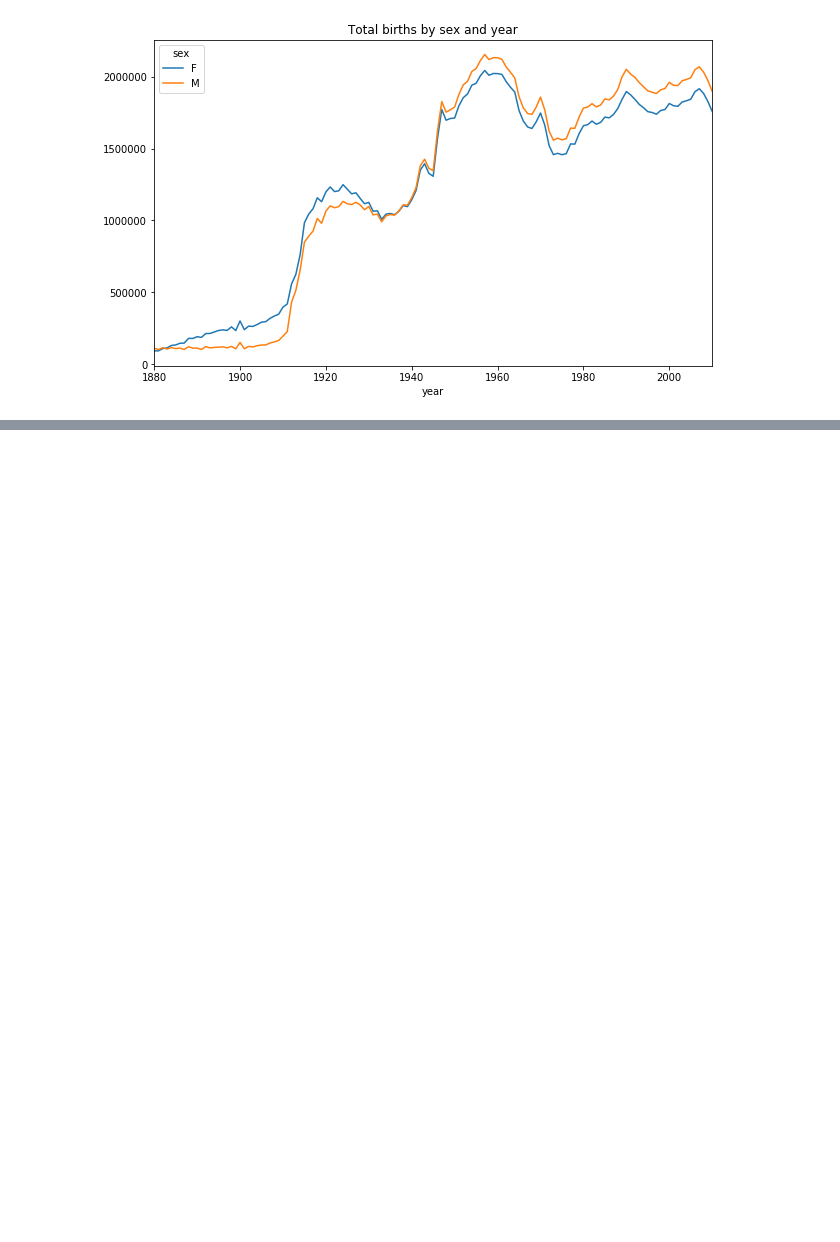
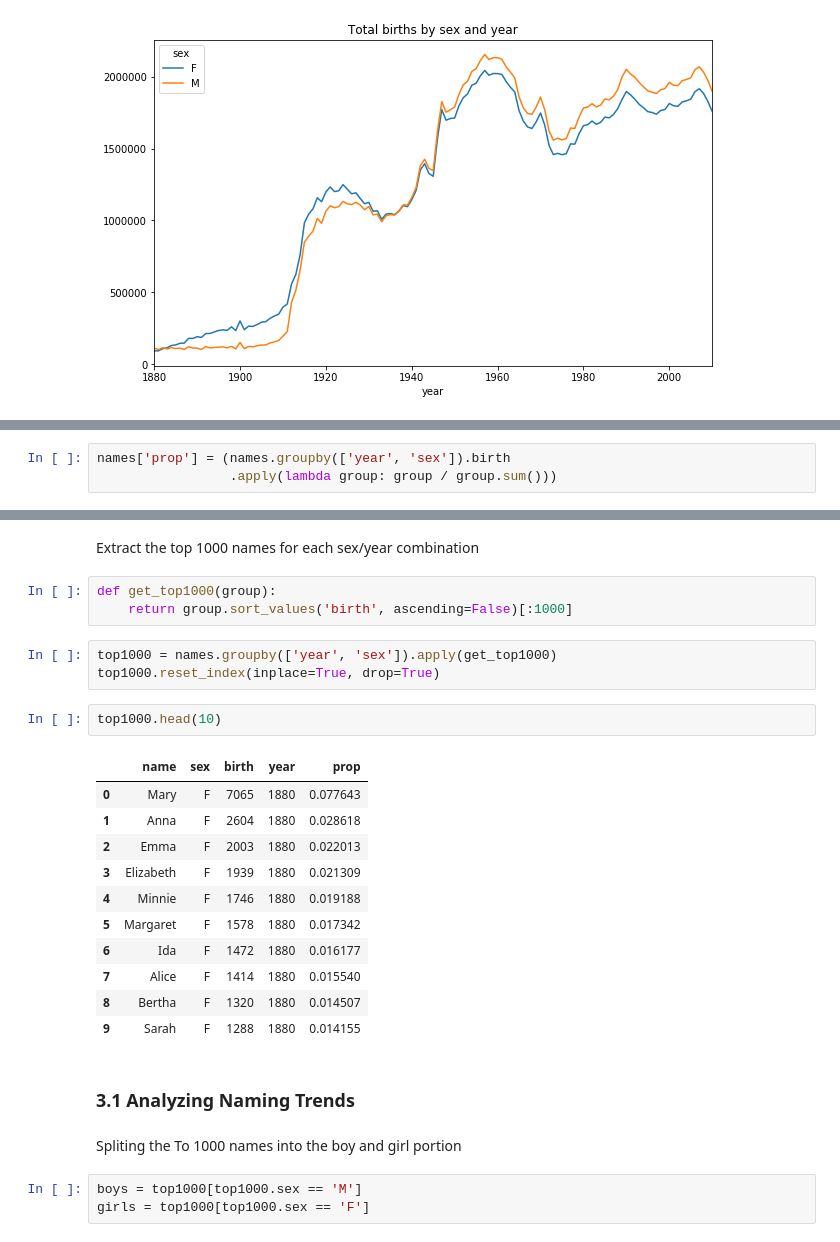
Before and after one commit to Gakun/python_for_data_analysis, a Jupyter notebook: CH14 - Data Analysis Examples.ipynb, the cells around one changed output, grey strips where cells are left out. Saved outputs shown, nothing was run; the diff lists cells and outputs as text; blank space fills up the shorter version.

```diff
--- a/CH14 - Data Analysis Examples.ipynb
+++ b/CH14 - Data Analysis Examples.ipynb
@@ -735,0 +738,3 @@ plt.show()
+# %%
+names['prop'] = (names.groupby(['year', 'sex']).birth
+                 .apply(lambda group: group / group.sum()))
@@ -735,0 +762,29 @@ plt.show()
+# %% [markdown]
+Extract the top 1000 names for each sex/year combination
+# %%
+def get_top1000(group):
+    return group.sort_values('birth', ascending=False)[:1000]
+# %%
+top1000 = names.groupby(['year', 'sex']).apply(get_top1000)
+top1000.reset_index(inplace=True, drop=True)
+# %%
+top1000.head(10)
+# %% [output]
+|  | name | sex | birth | year | prop |
+| 0 | Mary | F | 7065 | 1880 | 0.077643 |
+| 1 | Anna | F | 2604 | 1880 | 0.028618 |
+| 2 | Emma | F | 2003 | 1880 | 0.022013 |
+| 3 | Elizabeth | F | 1939 | 1880 | 0.021309 |
+| 4 | Minnie | F | 1746 | 1880 | 0.019188 |
+| 5 | Margaret | F | 1578 | 1880 | 0.017342 |
+| 6 | Ida | F | 1472 | 1880 | 0.016177 |
+| 7 | Alice | F | 1414 | 1880 | 0.015540 |
+| 8 | Bertha | F | 1320 | 1880 | 0.014507 |
+| 9 | Sarah | F | 1288 | 1880 | 0.014155 |
+# %% [markdown]
+### 3.1 Analyzing Naming Trends
+# %% [markdown]
+Spliting the To 1000 names into the boy and girl portion
+# %%
+boys = top1000[top1000.sex == 'M']
+girls = top1000[top1000.sex == 'F']
```
Also changed, not shown: parts of 58 cells of this notebook.
